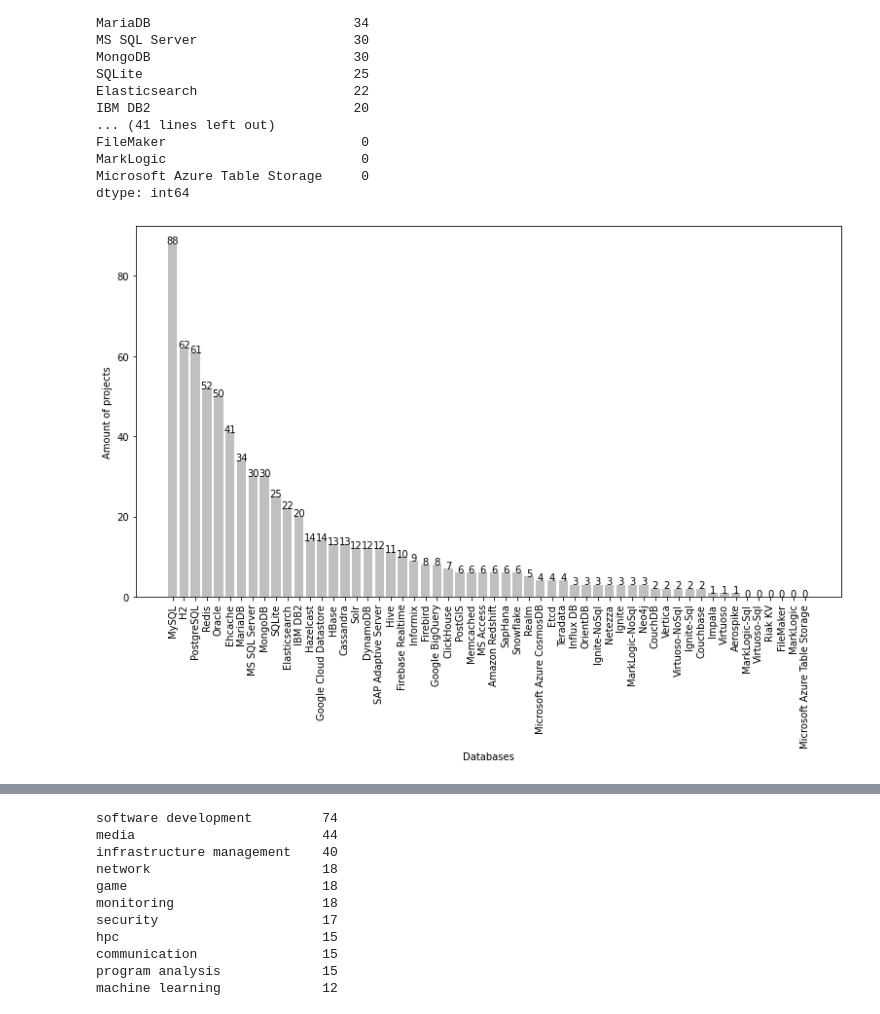
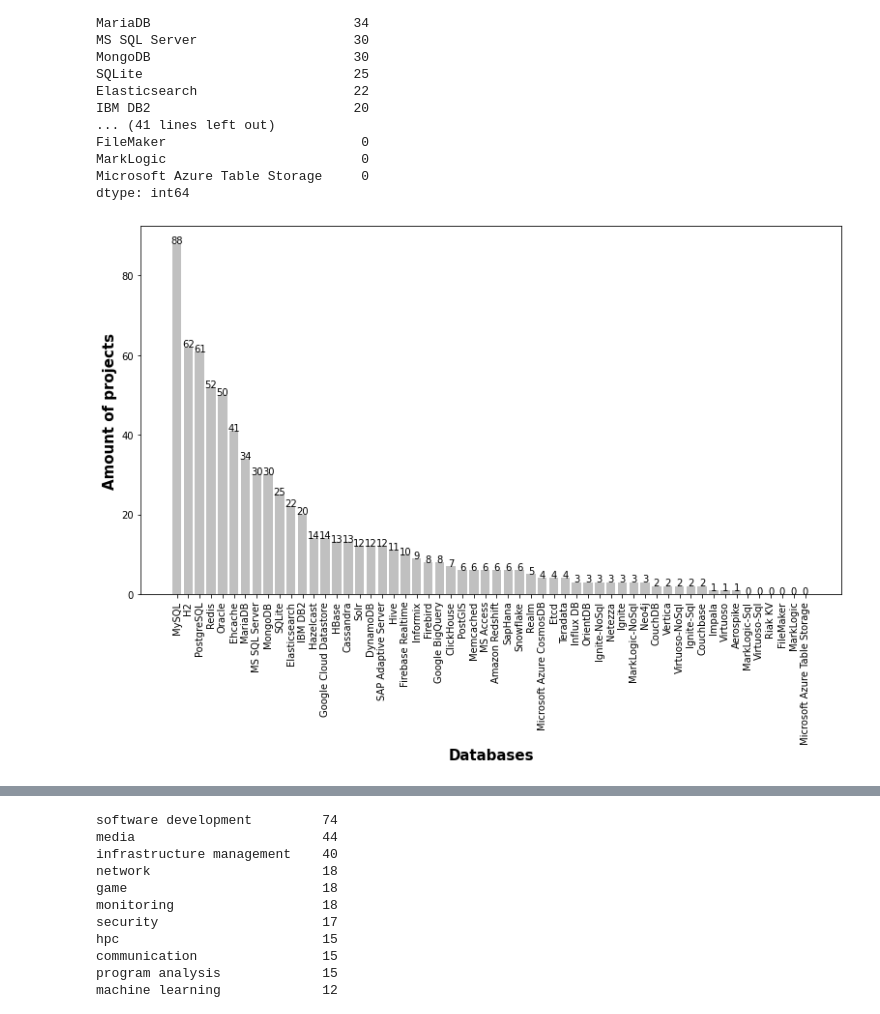
Before and after one commit to gems-uff/db-mining, a Jupyter notebook: src/results_database_characterization.ipynb, the cells around one changed output, grey strips where cells are left out. Drawn from its saved outputs; the diff is of its cells as text; code cells hidden in the pictures.

```diff
--- a/src/results_database_characterization.ipynb
+++ b/src/results_database_characterization.ipynb
@@ -43,19 +43,19 @@ dtype: int64
 # %%
 plt.figure(figsize=(13,7))
 
 def addlabels(x,y):
     for i in range(len(x)):
         plt.text(i, y[i], y[i], ha = 'center')
 
 df = data_with_index.iloc[: , 2:].sum().sort_values(ascending=False)
 plt.bar(df.index, df.values, color='silver')
 addlabels(df.index, df.values)
 plt.xticks(rotation=90)
-plt.xlabel("Databases")
-plt.ylabel("Amount of projects")
+plt.xlabel("Databases", fontweight = "bold", fontsize = 15)
+plt.ylabel("Amount of projects", fontweight = "bold", fontsize = 15)
 
 #plt.title("Distributions of Databases in Java Projects")
 plt.show()
 #add os valores na coluna
 # %% [output]
-[figure, old version]
+[figure, new version]
```
Also changed, not shown: parts of 7 cells of this notebook, 1 other file.
